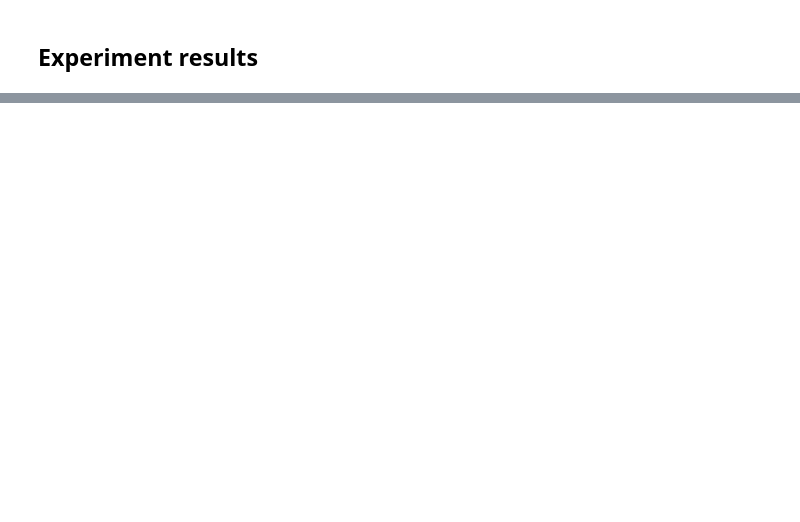
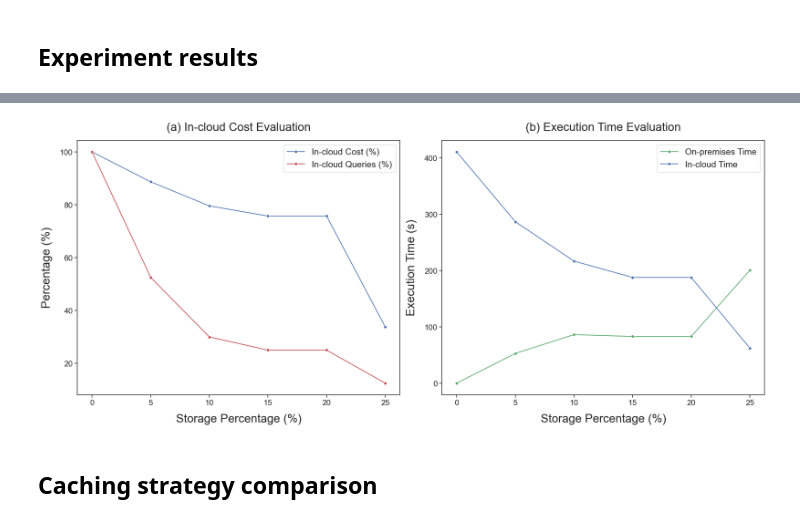
Before and after one commit to pixelsdb/pixels, a Jupyter notebook: pixels-amphi/pixels-amphi-worker/benchmark/scripts/visualize.ipynb, the cells around one changed output, grey strips where cells are left out. Cells and saved outputs as stored; diff of their text form; code cells hidden in the pictures; blank space fills up the shorter version.

```diff
--- a/pixels-amphi/pixels-amphi-worker/benchmark/scripts/visualize.ipynb
+++ b/pixels-amphi/pixels-amphi-worker/benchmark/scripts/visualize.ipynb
@@ -164,0 +197,34 @@ plt.show()
+# %%
+# clickbench cost-est 0-25
+x = [0, 5, 10, 15, 20, 25] # storage percentage
+worker_time = [0.09, 52.9, 86.3, 83, 83, 200.6]
+cloud_time = [410.7, 286.7, 216.8, 187.9, 187.9, 62.3]
+cloud_cost = [100, 88.69, 79.58, 75.73, 75.73, 33.8] # cloud cost percentage
+cloud_queries = [100, 52.5, 30, 25, 25, 12.5] # how many queries in-cloud execution
+
+fig, (ax1, ax2) = plt.subplots(1, 2, figsize=(21, 9))
+
+# First image
+sns.lineplot(x=x, y=cloud_cost, marker='o', linestyle='-', color='b', label='In-cloud Cost (%)', ax=ax1)
+sns.lineplot(x=x, y=cloud_queries, marker='o', linestyle='-', color='r', label='In-cloud Queries (%)', ax=ax1)
+ax1.set_xlabel('Storage Percentage (%)', fontsize=24, labelpad=15)
+ax1.set_ylabel('Percentage (%)', fontsize=24, labelpad=15)
+ax1.tick_params(axis='both', which='major', labelsize=16)
+ax1.legend(fontsize=18)
+ax1.set_title('(a) In-cloud Cost Evaluation', fontsize=24, pad=20)
+
+# Second image
+sns.lineplot(x=x, y=worker_time, marker='o', linestyle='-', color='g', label='On-premises Time', ax=ax2)
+sns.lineplot(x=x, y=cloud_time, marker='o', linestyle='-', color='b', label='In-cloud Time', ax=ax2)
+ax2.set_xlabel('Storage Percentage (%)', fontsize=24, labelpad=15)
+ax2.set_ylabel('Execution Time (s)', fontsize=24, labelpad=15)
+ax2.tick_params(axis='both', which='major', labelsize=16)
+ax2.legend(fontsize=18)
+ax2.set_title('(b) Execution Time Evaluation', fontsize=24, pad=20)
+
+plt.tight_layout()
+plt.savefig("./imgs/clickbench_combined_evaluation.png")
+# %% [output]
+[figure, added]
+# %% [markdown]
+## Caching strategy comparison
```
Also changed, not shown: parts of 10 cells of this notebook, 12 other files.
